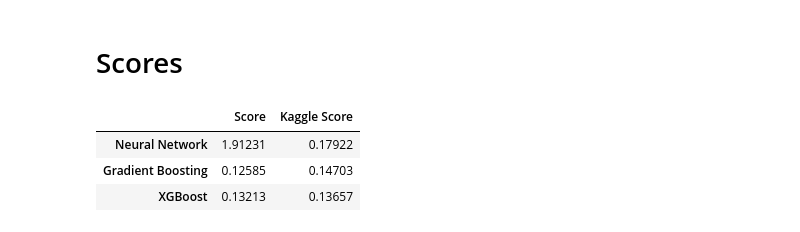
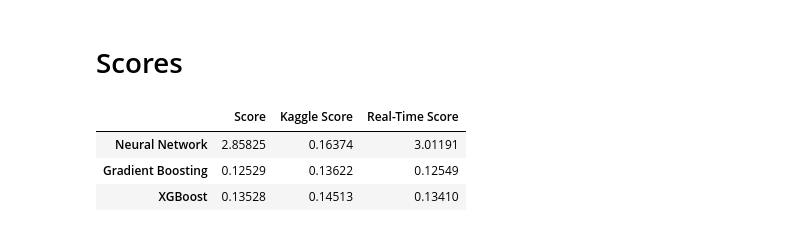
Before and after one commit to Gedas-LT/kaggle-ames-house-prices-boost, a Jupyter notebook: notebook.ipynb, the cells around one changed output. Saved outputs shown, nothing was run; the diff lists cells and outputs as text; code cells hidden in the pictures.

```diff
--- a/notebook.ipynb
+++ b/notebook.ipynb
@@ -170,3 +169,5 @@ ohe_encoder = ColumnTransformer(
+# %%
+get_merger = FunctionTransformer(merger)
 # %% [markdown]
 # Modelling
 # %%
@@ -192,6 +193,7 @@ nnet = MLPRegressor(
 nnet_pipeline = Pipeline(
     steps=[
         ("imputer", get_data_imputer),
+        ("merger", get_merger),
         ("ordinal_encoder", get_ordinal_encoder),
         ("ohe_encoder", ohe_encoder),
         ("model", nnet)
@@ -235,6 +237,7 @@ gbr = GradientBoostingRegressor(random_state=42)
 gbr_pipeline = Pipeline(
     steps=[
         ("imputer", get_data_imputer),
+        ("merger", get_merger),
         ("ordinal_encoder", get_ordinal_encoder),
         ("ohe_encoder", ohe_encoder),
         ("model", gbr)
@@ -278,6 +281,7 @@ xgb_r = xgb.XGBRegressor()
 xgb_r_pipeline = Pipeline(
     steps=[
         ("imputer", get_data_imputer),
+        ("merger", get_merger),
         ("ordinal_encoder", get_ordinal_encoder),
         ("ohe_encoder", ohe_encoder),
         ("model", xgb_r)
@@ -319,24 +323,25 @@ output.to_csv("submissions/xgb_predictions.csv", index=False)
 # %% [markdown]
 # Scores
 # %%
-nnet_score = 1.91231
-gbr_score = 0.12585
-xgboost_score = 0.13213
+nnet_score = 2.85825
+gbr_score = 0.12529
+xgboost_score = 0.13528
 
-kaggle_nnet_score = 0.17922
-kaggle_gbr_score = 0.14703
-kaggle_xgboost_score = 0.13657
+kaggle_nnet_score = 0.16374
+kaggle_gbr_score = 0.13622
+kaggle_xgboost_score = 0.14513
 
 
 
 scores_table = pd.DataFrame({"Score": [nnet_score, gbr_score, xgboost_score],
-                             "Kaggle Score": [kaggle_nnet_score, kaggle_gbr_score, kaggle_xgboost_score]}).set_axis(
+                             "Kaggle Score": [kaggle_nnet_score, kaggle_gbr_score, kaggle_xgboost_score],
+                             "Real-Time Score": [round(abs(nnet_scores.mean()), 5), round(abs(gbr_scores.mean()), 5), round(abs(xgb_r_scores.mean()), 5)]}).set_axis(
                                  ["Neural Network", "Gradient Boosting", "XGBoost"], axis="index"
                              )
 
 scores_table
 # %% [output]
-|  | Score | Kaggle Score |
-| Neural Network | 1.91231 | 0.17922 |
-| Gradient Boosting | 0.12585 | 0.14703 |
-| XGBoost | 0.13213 | 0.13657 |
+|  | Score | Kaggle Score | Real-Time Score |
+| Neural Network | 2.85825 | 0.16374 | 3.01191 |
+| Gradient Boosting | 0.12529 | 0.13622 | 0.12549 |
+| XGBoost | 0.13528 | 0.14513 | 0.13410 |
```
Also changed, not shown: parts of 11 cells of this notebook, 3 other files.
